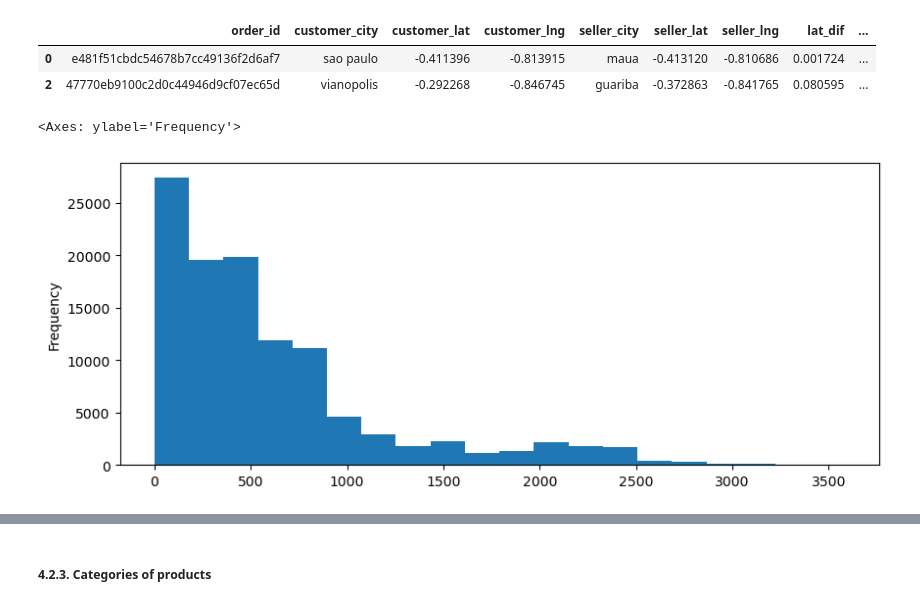
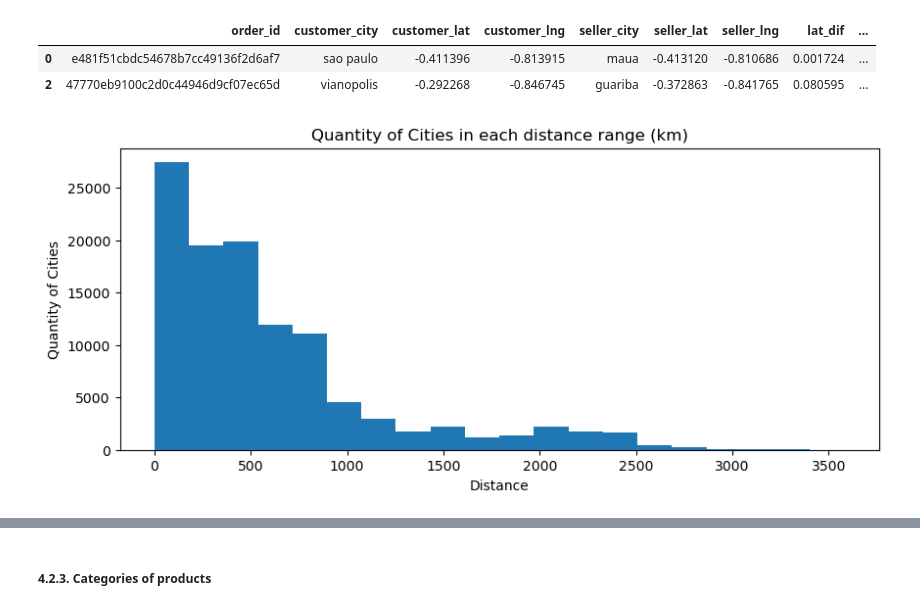
Before and after one commit to bruno-lima98/portfolio-olist-brazilian-ecommerce, a Jupyter notebook: main.ipynb, the cells around one changed output, grey strips where cells are left out. Cells and saved outputs as stored; diff of their text form; code cells hidden in the pictures.

```diff
--- a/main.ipynb
+++ b/main.ipynb
@@ -550,8 +603,16 @@ df_2["distance_km"] = 2 * R * np.arcsin(np.sqrt((np.sin(df_2["lat_dif"]/2))**2 +
 # %%
-df_2["distance_km"].plot(kind="hist", bins=20, figsize=(10,4))
+df_2["distance_km"].plot(
+    kind="hist",
+    bins=20,
+    figsize=(10,4),
+    xlabel="Distance",
+    ylabel="Quantity of Cities",
+    title="Quantity of Cities in each distance range (km)"
+    )
+
+plt.savefig("images/3_quantity_city_distance.png")
 # %% [output]
-<Axes: ylabel='Frequency'>
-[figure, old version]
+[figure, new version]
 # %%
 df_2.sort_values(by="distance_km", ascending=False).head()
 # %% [output]
```
Also changed, not shown: parts of 15 cells of this notebook, 7 other files.
